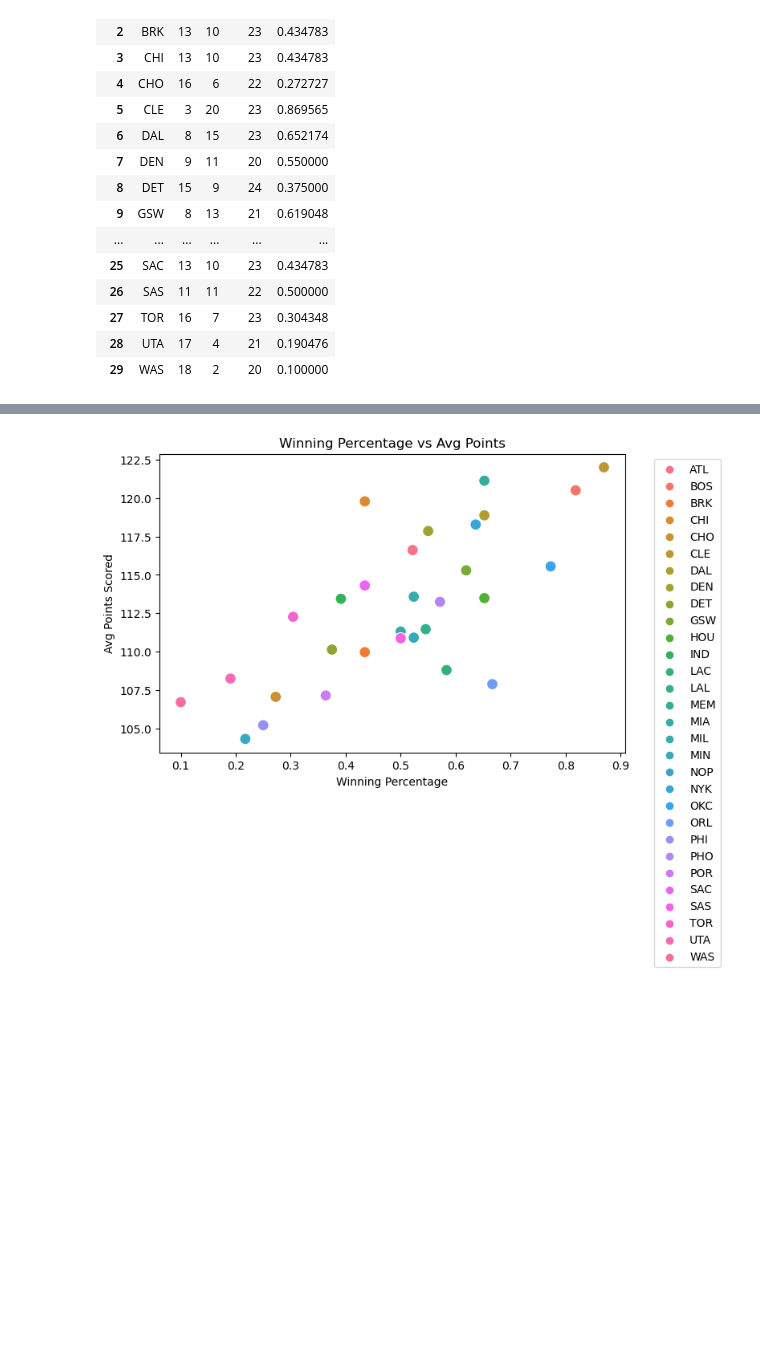
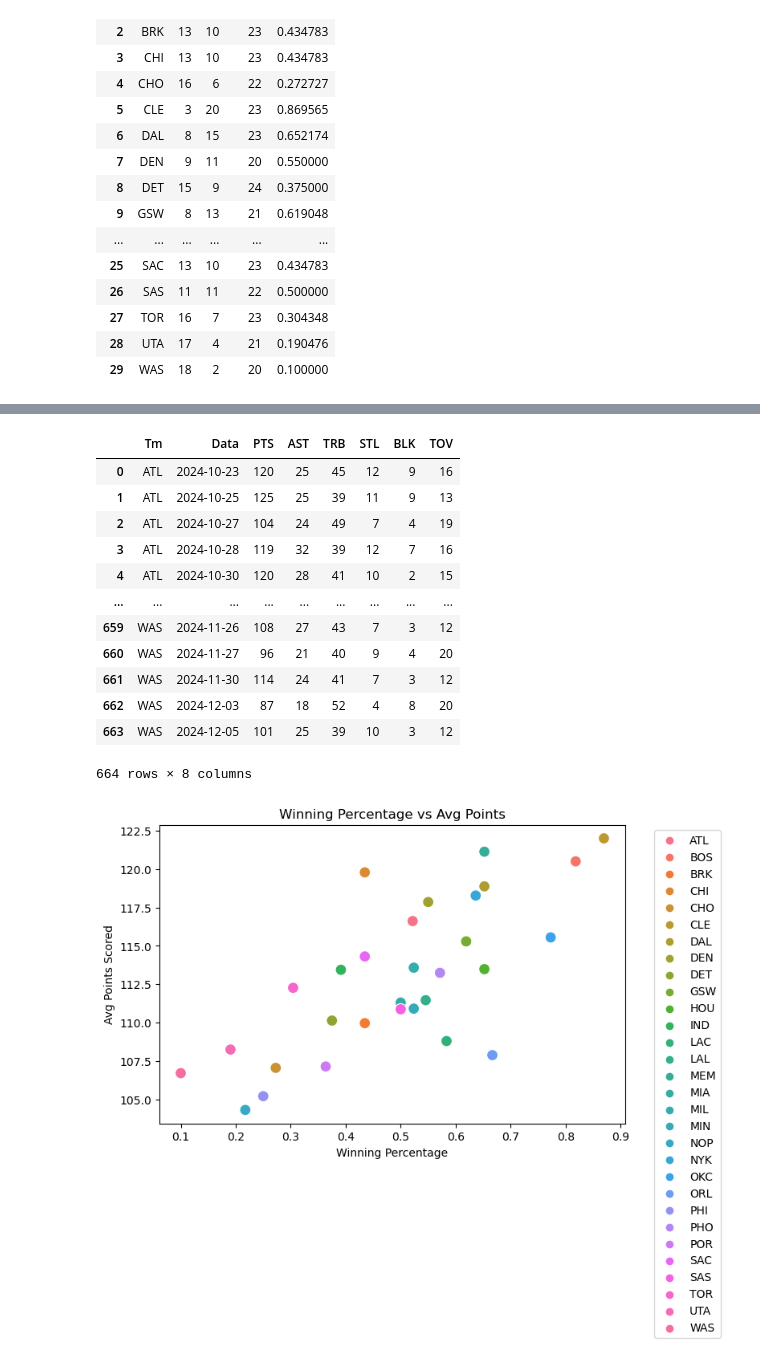
Before and after one commit to ryoka23/NYC-DS-Academy, a Jupyter notebook: Python Final Project.ipynb, the cells around one changed output, grey strips where cells are left out. Drawn from its saved outputs; the diff is of its cells as text; code cells hidden in the pictures; blank space fills up the shorter version.

Commit message:
Edited data frames

```diff
--- a/Python Final Project.ipynb
+++ b/Python Final Project.ipynb
@@ -165,6 +159,22 @@ pts_wp
 | 27 | TOR | 112.260870 | 28.434783 | 46.391304 | 7.652174 | 4.869565 | 16.000000 | TOR | 117.043478 | 26.000000 | ... |
 | 28 | UTA | 108.238095 | 24.095238 | 44.190476 | 6.952381 | 4.666667 | 17.476190 | UTA | 118.571429 | 28.142857 | ... |
 | 29 | WAS | 106.700000 | 24.250000 | 42.300000 | 7.900000 | 5.350000 | 15.150000 | WAS | 123.550000 | 27.600000 | ... |
+# %%
+team_stats
+# %% [output]
+|  | Tm | Data | PTS | AST | TRB | STL | BLK | TOV |
+| 0 | ATL | 2024-10-23 | 120 | 25 | 45 | 12 | 9 | 16 |
+| 1 | ATL | 2024-10-25 | 125 | 25 | 39 | 11 | 9 | 13 |
+| 2 | ATL | 2024-10-27 | 104 | 24 | 49 | 7 | 4 | 19 |
+| 3 | ATL | 2024-10-28 | 119 | 32 | 39 | 12 | 7 | 16 |
+| 4 | ATL | 2024-10-30 | 120 | 28 | 41 | 10 | 2 | 15 |
+| ... | ... | ... | ... | ... | ... | ... | ... | ... |
+| 659 | WAS | 2024-11-26 | 108 | 27 | 43 | 7 | 3 | 12 |
+| 660 | WAS | 2024-11-27 | 96 | 21 | 40 | 9 | 4 | 20 |
+| 661 | WAS | 2024-11-30 | 114 | 24 | 41 | 7 | 3 | 12 |
+| 662 | WAS | 2024-12-03 | 87 | 18 | 52 | 4 | 8 | 20 |
+| 663 | WAS | 2024-12-05 | 101 | 25 | 39 | 10 | 3 | 12 |
+664 rows × 8 columns
 # %%
 wp_pts = pd.merge(
     TR,
```
Also changed, not shown: parts of 3 cells of this notebook.
